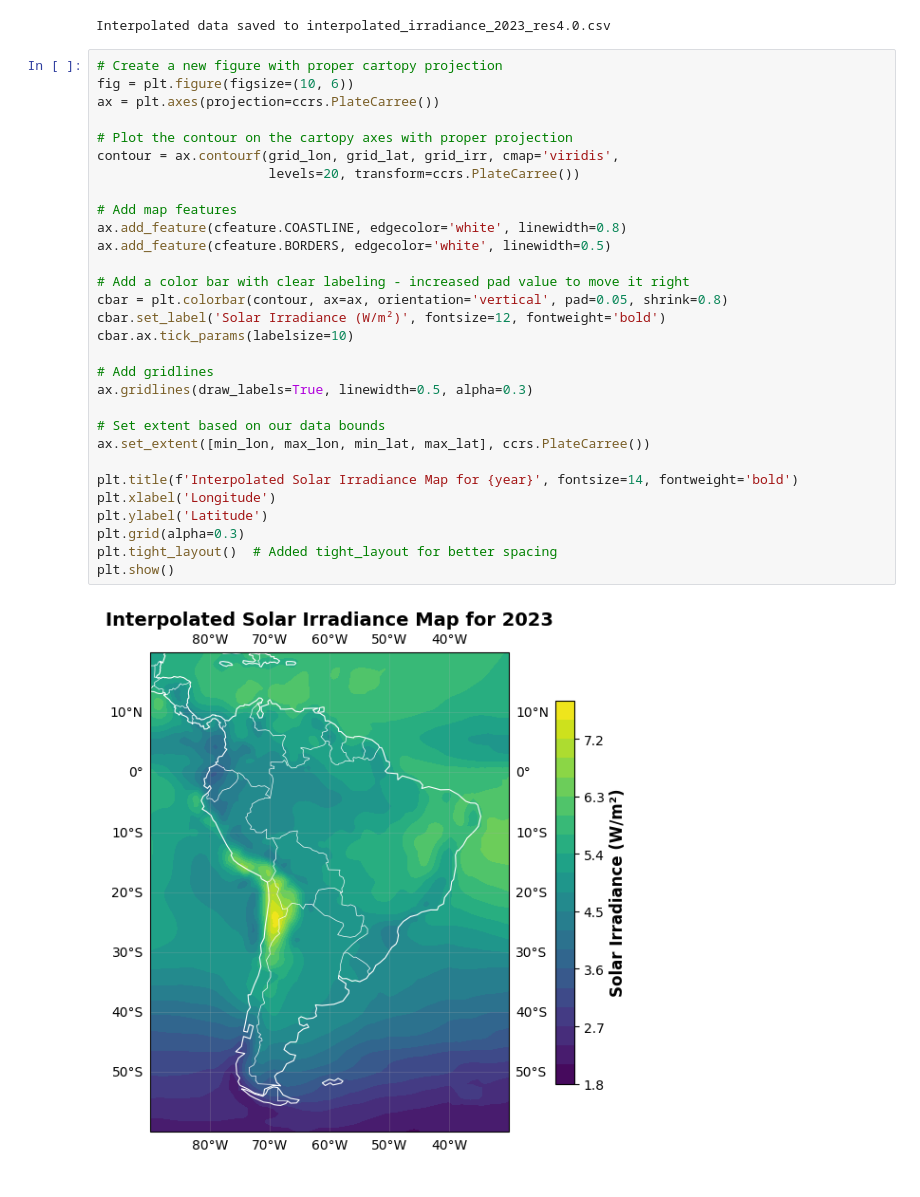
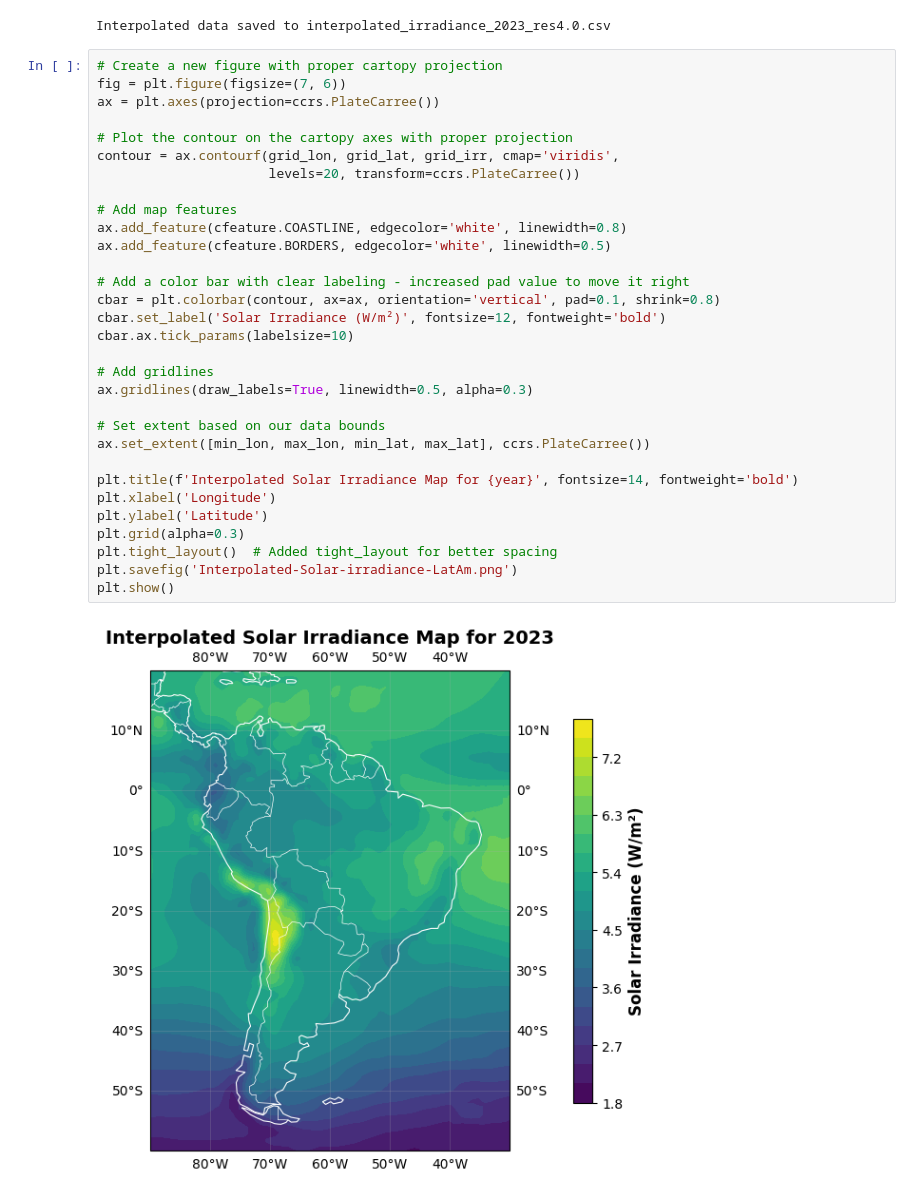
Before and after one commit to marc-herrero/UAB-the-hack25, a Jupyter notebook: nasa-power-api.ipynb, the cells around one changed output. Cells and saved outputs as stored; diff of their text form.

Commit message:
Save Interpolated graph to png

```diff
--- a/nasa-power-api.ipynb
+++ b/nasa-power-api.ipynb
@@ -440,33 +440,34 @@ print(f"Interpolated data saved to {interp_csv_filename}")
 Interpolated data saved to interpolated_irradiance_2023_res4.0.csv
 # %%
 # Create a new figure with proper cartopy projection
-fig = plt.figure(figsize=(10, 6))
+fig = plt.figure(figsize=(7, 6))
 ax = plt.axes(projection=ccrs.PlateCarree())
 
 # Plot the contour on the cartopy axes with proper projection
 contour = ax.contourf(grid_lon, grid_lat, grid_irr, cmap='viridis',
                       levels=20, transform=ccrs.PlateCarree())
 
 # Add map features
 ax.add_feature(cfeature.COASTLINE, edgecolor='white', linewidth=0.8)
 ax.add_feature(cfeature.BORDERS, edgecolor='white', linewidth=0.5)
 
 # Add a color bar with clear labeling - increased pad value to move it right
-cbar = plt.colorbar(contour, ax=ax, orientation='vertical', pad=0.05, shrink=0.8)
+cbar = plt.colorbar(contour, ax=ax, orientation='vertical', pad=0.1, shrink=0.8)
 cbar.set_label('Solar Irradiance (W/m²)', fontsize=12, fontweight='bold')
 cbar.ax.tick_params(labelsize=10)
 
 # Add gridlines
 ax.gridlines(draw_labels=True, linewidth=0.5, alpha=0.3)
 
 # Set extent based on our data bounds
 ax.set_extent([min_lon, max_lon, min_lat, max_lat], ccrs.PlateCarree())
 
 plt.title(f'Interpolated Solar Irradiance Map for {year}', fontsize=14, fontweight='bold')
 plt.xlabel('Longitude')
 plt.ylabel('Latitude')
 plt.grid(alpha=0.3)
 plt.tight_layout()  # Added tight_layout for better spacing
+plt.savefig('Interpolated-Solar-irradiance-LatAm.png')
 plt.show()
 # %% [output]
-[figure, old version]
+[figure, new version]
```
Also changed, not shown: parts of 1 cell of this notebook, 1 other file.
